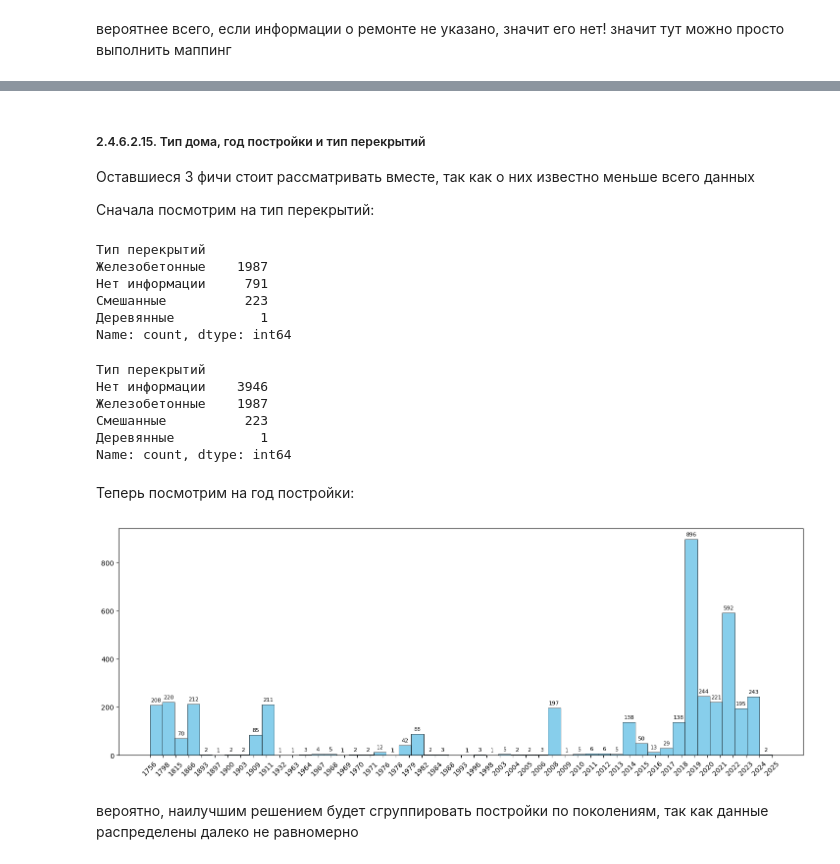
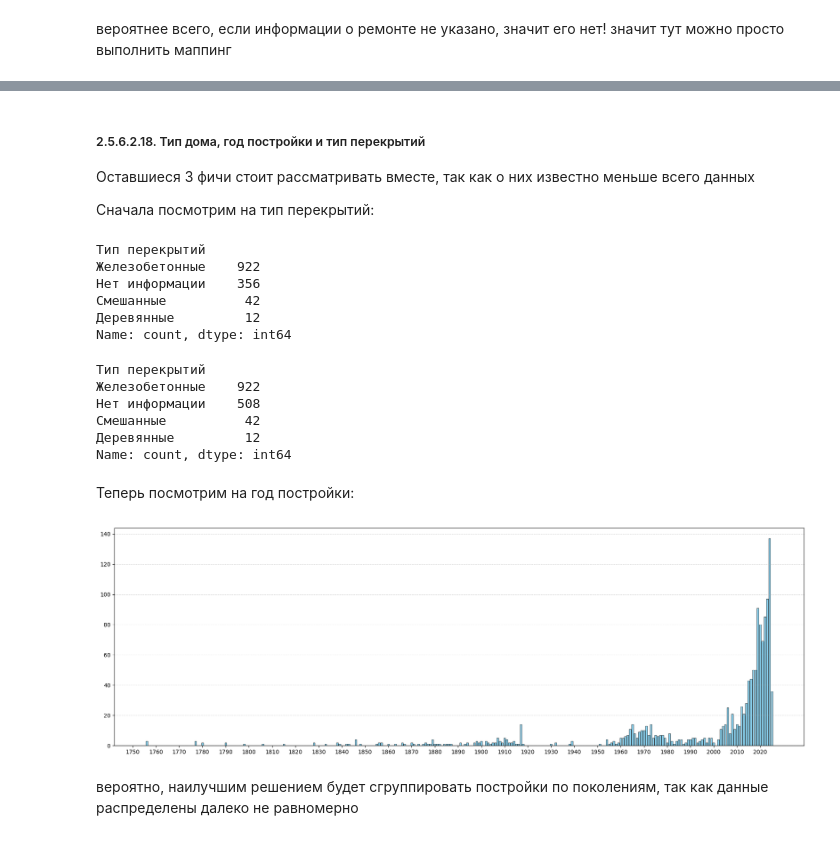
Before and after one commit to almost-wizard/cian-predicter, a Jupyter notebook: dataset-analyze.ipynb, the cells around one changed output, grey strips where cells are left out. Cells and saved outputs as stored; diff of their text form; code cells hidden in the pictures.

```diff
--- a/dataset-analyze.ipynb
+++ b/dataset-analyze.ipynb
@@ -795,0 +863,2 @@ memory usage: 1.0 MB
+# %%
+df = df.drop(columns=["Жилая площадь", "Площадь кухни"])
@@ -795,0 +875,2 @@ memory usage: 1.0 MB
+# %%
+df = df.drop(columns=["Аварийность"])
@@ -796,61 +899,54 @@ memory usage: 1.0 MB
+# %%
+df["individual_project_flg"] = df["Строительная серия"].str.contains("Индивидуа").astype(int)
+df = df.drop(columns=["Строительная серия"])
 # %% [markdown]
-##### 2.4.6.2.15. Тип дома, год постройки и тип перекрытий
+##### 2.5.6.2.18. Тип дома, год постройки и тип перекрытий
 
 Оставшиеся 3 фичи стоит рассматривать вместе, так как о них известно меньше всего данных
 
 Сначала посмотрим на тип перекрытий:
 # %%
-facts_df["Тип перекрытий"].value_counts()
+df["Тип перекрытий"].value_counts()
 # %% [output]
 Тип перекрытий
-Железобетонные    1987
-Нет информации     791
-Смешанные          223
-Деревянные           1
+Железобетонные    922
+Нет информации    356
+Смешанные          42
+Деревянные         12
 Name: count, dtype: int64
 # %%
-facts_df["Тип перекрытий"] = facts_df["Тип перекрытий"].fillna("Нет информации")
+df["Тип перекрытий"] = df["Тип перекрытий"].fillna("Нет информации")
 # %%
-facts_df["Тип перекрытий"].value_counts()
+df["Тип перекрытий"].value_counts()
 # %% [output]
 Тип перекрытий
-Нет информации    3946
-Железобетонные    1987
-Смешанные          223
-Деревянные           1
+Железобетонные    922
+Нет информации    508
+Смешанные          42
+Деревянные         12
 Name: count, dtype: int64
 # %% [markdown]
 Теперь посмотрим на год постройки:
 # %%
-ax = (
-    facts_df["Год постройки"]
-    .sort_values()
-    .hist(
-        bins=len(facts_df["Год постройки"].unique()),
-        xrot=45,
-        grid=False,
-        figsize=(18, 6),
-        color="skyblue",
-        edgecolor="black",
-        linewidth=0.5,
-    )
-)
+counts = df["Год постройки"].dropna().astype(int).value_counts().sort_index()
+years = counts.index
+values = counts.values
 
-for p in ax.patches:
-    if p.get_height() > 0:  # Пишем только если в столбике есть данные
-        ax.annotate(
-            f"{int(p.get_height())}",  # Текст
-            (p.get_x() + p.get_width() / 2.0, p.get_height()),  # Координаты (центр столбика)
-            ha="center",
-            va="center",  # Центровка
-            xytext=(0, 7),  # Смещение текста вверх на 7 пунктов
-            textcoords="offset points",
-            fontsize=8,
-        )
+fig, ax = plt.subplots(figsize=(18, 6))
+bars = ax.bar(years, values, color="skyblue", edgecolor="black", linewidth=0.5, width=0.8)
 
+min_year = int(years.min())
+max_year = int(years.max())
+start_tick = (min_year // 10) * 10
+ticks = np.arange(start_tick, max_year + 1, 10)
+
+ax.set_xticks(ticks)
+ax.grid(axis="y", linestyle="--", alpha=0.5)
+
+plt.tight_layout()
 plt.show()
 # %% [output]
-[figure, old version]
+[figure, new version]
 # %% [markdown]
 вероятно, наилучшим решением будет сгруппировать постройки по поколениям, так как данные распределены далеко не равномерно
 # %%
```
Also changed, not shown: parts of 155 cells of this notebook, 3 other files.
